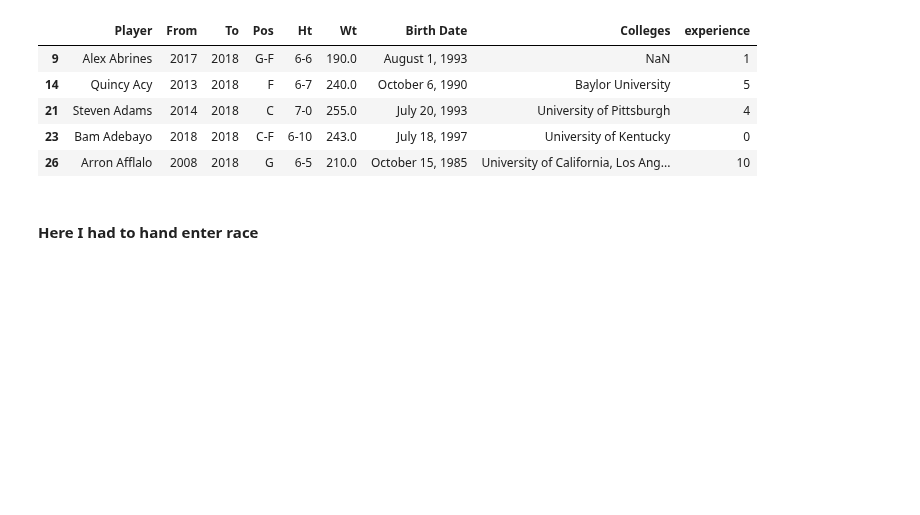
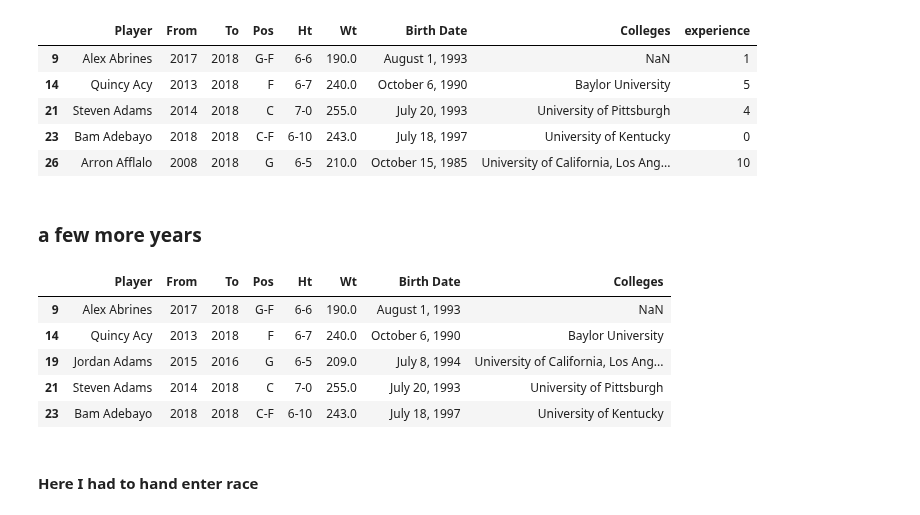
Before and after one commit to map222/trailofpapers, a Jupyter notebook: sentiment_nba/race_nba.ipynb, the cells around one changed output. Drawn from its saved outputs; the diff is of its cells as text; code cells hidden in the pictures; blank space fills up the shorter version.

```diff
--- a/sentiment_nba/race_nba.ipynb
+++ b/sentiment_nba/race_nba.ipynb
@@ -166,0 +167,13 @@ players2018_df.to_csv('players2018.tsv', sep ='\t', index = False)
+# %% [markdown]
+### a few more years
+# %%
+players2013_df = all_players_df.query('To >= 2013')
+
+players2013_df.head()
+# %% [output]
+|  | Player | From | To | Pos | Ht | Wt | Birth Date | Colleges |
+| 9 | Alex Abrines | 2017 | 2018 | G-F | 6-6 | 190.0 | August 1, 1993 | NaN |
+| 14 | Quincy Acy | 2013 | 2018 | F | 6-7 | 240.0 | October 6, 1990 | Baylor University |
+| 19 | Jordan Adams | 2015 | 2016 | G | 6-5 | 209.0 | July 8, 1994 | University of California, Los Ang... |
+| 21 | Steven Adams | 2014 | 2018 | C | 7-0 | 255.0 | July 20, 1993 | University of Pittsburgh |
+| 23 | Bam Adebayo | 2018 | 2018 | C-F | 6-10 | 243.0 | July 18, 1997 | University of Kentucky |
```
Also changed, not shown: parts of 3 cells of this notebook, 5 other files.
